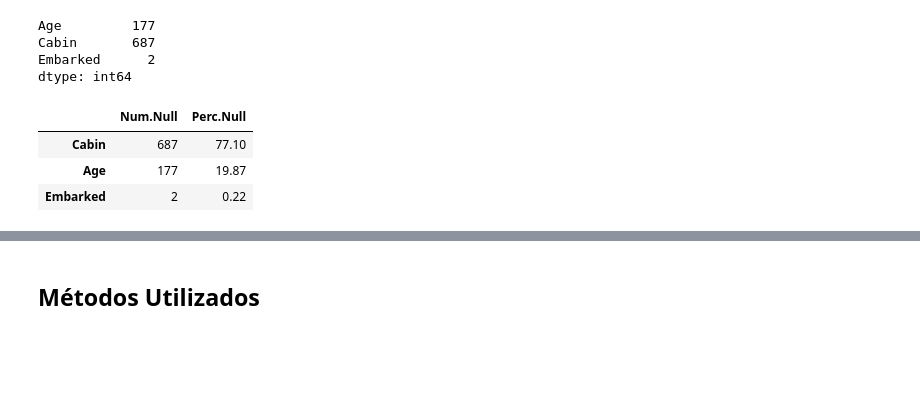
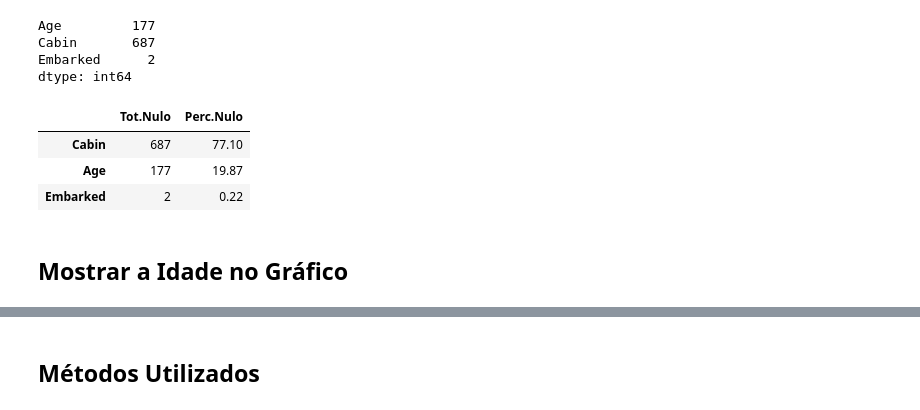
Before and after one commit to fernandoans/machinelearning, a Jupyter notebook: conceitos/Limpeza.ipynb, the cells around one changed output, grey strips where cells are left out. Saved outputs shown, nothing was run; the diff lists cells and outputs as text; code cells hidden in the pictures; blank space fills up the shorter version.

```diff
--- a/conceitos/Limpeza.ipynb
+++ b/conceitos/Limpeza.ipynb
@@ -66,23 +74,20 @@ dtype: int64
 # %%
 # Mostrar mais "amigavelmente" os valores nulos
 def mostrarNulos(data):
-    # A série no Pandas indica características e a soma de seus valores nulos
     null_sum = data.isnull().sum()
     total = null_sum.sort_values(ascending=False)
     percent = (((null_sum / len(data.index))*100).round(2)).sort_values(ascending=False)
-
-    # Concatena as colunas para criar o quadro de dados completo
-    df_NULL = pd.concat([total, percent], axis=1, keys=['Num.Null', 'Perc.Null'])
-
+    df_NULL = pd.concat([total, percent], axis=1, keys=['Tot.Nulo', 'Perc.Nulo'])
     # Limpar as linhas que não têm dados ausentes
     df_NULL = df_NULL[(df_NULL.T != 0).any()]
-
     return df_NULL
 
 df_Age = mostrarNulos(df)
 df_Age.head()
 # %% [output]
-|  | Num.Null | Perc.Null |
+|  | Tot.Nulo | Perc.Nulo |
 | Cabin | 687 | 77.10 |
 | Age | 177 | 19.87 |
 | Embarked | 2 | 0.22 |
+# %% [markdown]
+## Mostrar a Idade no Gráfico
```
Also changed, not shown: parts of 15 cells of this notebook, 5 other files.
